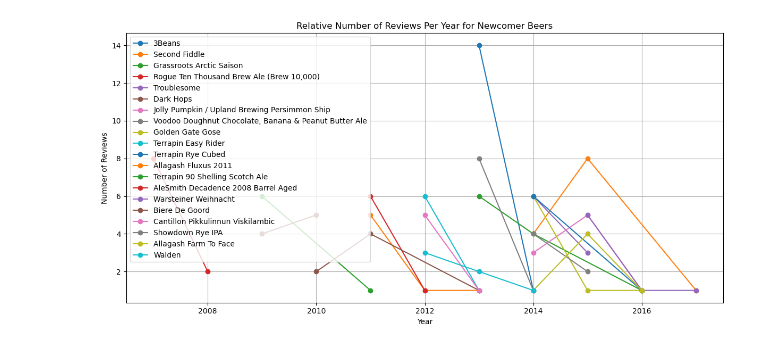
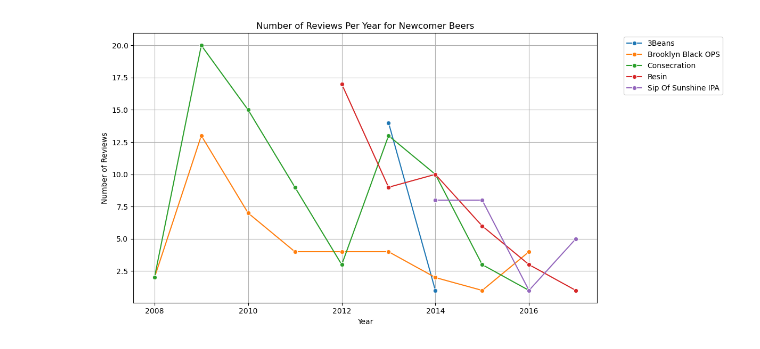
Before and after one commit to epfl-ada/ada-2024-project-pada-wan, a Jupyter notebook: ReviewDensity.ipynb, the cells around one changed output. Cells and saved outputs as stored; diff of their text form; code cells hidden in the pictures.

```diff
--- a/ReviewDensity.ipynb
+++ b/ReviewDensity.ipynb
@@ -18,7 +18,11 @@ beer_first_review = matched_ratings.groupby('ba_beer_id').agg(
 ).reset_index()
 
 # Add first review column
-matched_ratings = matched_ratings.merge(beer_first_review, on='ba_beer_id', how='left')
+matched_ratings = matched_ratings.merge(
+    beer_first_review,
+    on='ba_beer_id',
+    how='left',
+    suffixes=('', '_y'))
 
 # Calculate one year after the beers first review and filter review to be withing that year
 matched_ratings['one_year_after_launch'] = matched_ratings['first_review_date'] + pd.DateOffset(years=1)
@@ -87,36 +101,47 @@ beers_with_enough_reviews = total_reviews_per_beer[total_reviews_per_beer['total
 # median_reviews_per_year = reviews_per_beer_per_year_all.groupby('year')['review_count'].median().reset_index(name='median_reviews_per_beer')
 # reviews_stats_per_year = reviews_stats_per_year.merge(median_reviews_per_year, on='year')
 
-# Get the IDs and names of beers with enough reviews
+# Get the IDs and names of beers with enough reviews and filter
 filtered_newcomers = newcomer_beers[newcomer_beers['ba_beer_id'].isin(beers_with_enough_reviews)]
-top_beer_ids = filtered_newcomers['ba_beer_id'].tolist()
 top_beer_names = filtered_newcomers[['ba_beer_id', 'ba_beer_name']]
-
-# Filter reviews for top beers
-top_reviews = reviews_per_beer_for_year[reviews_per_beer_for_year['ba_beer_id'].isin(top_beer_ids)]
+top_reviews = reviews_per_beer_for_year[reviews_per_beer_for_year['ba_beer_id'].isin(filtered_newcomers['ba_beer_id'])]
 top_reviews = top_reviews.merge(top_beer_names, on='ba_beer_id', how='left').sort_values(by=['ba_beer_name', 'year'])
 
+# Get the IDs and names of beers with enough reviews and filter
+ratio_filtered_newcomers = ratio_beers[ratio_beers['ba_beer_id'].isin(beers_with_enough_reviews)]
+ratio_top_beer_names = ratio_filtered_newcomers[['ba_beer_id', 'ba_beer_name']]
+
 #Save the results
-filtered_newcomers.to_csv("ReviewDensity_Newcomers_overall.csv", header=True, index=False, quotechar='"', quoting=csv.QUOTE_NONNUMERIC, na_rep='NaN')
+ratio_filtered_newcomers.to_csv("ReviewDensity_Newcomers_overall.csv", header=True, index=False, quotechar='"', quoting=csv.QUOTE_NONNUMERIC, na_rep='NaN')
 top_reviews.to_csv("ReviewDensity_Newcomers_per_year.csv", header=True, index=False, quotechar='"', quoting=csv.QUOTE_NONNUMERIC, na_rep='NaN')
-# %%
-plt.figure(figsize=(12, 6))
-
-
-legend_entries = []
-for beer_id, beer_name in zip(newcomer_beers['ba_beer_id'].head(20), newcomer_beers['ba_beer_name'].head(20)):
-    beer_data = top_reviews[top_reviews['ba_beer_id'] == beer_id].sort_values('year')
-    if not beer_data.empty:  # Only plot and add to legend if there's data
-        line, = plt.plot(beer_data['year'], beer_data['review_count'], marker='o', label=f"{beer_name}")
-        legend_entries.append(line)
-
-
-plt.xlabel('Year')
-plt.ylabel('Number of Reviews')
-plt.title('Relative Number of Reviews Per Year for Newcomer Beers')
-plt.legend(handles=legend_entries)
-plt.grid(True)
-plt.tight_layout()
-plt.show()
-# %% [output]
-[figure, removed]
+# %%
+import seaborn as sns
+import matplotlib.pyplot as plt
+
+# Create figure and axes objects
+fig, ax = plt.subplots(figsize=(12, 6))
+
+# Create the line plot using Seaborn
+sns.lineplot(
+    data=top_reviews[top_reviews['ba_beer_id'].isin(newcomer_beers['ba_beer_id'].head(5))],
+    x='year',
+    y='review_count',
+    hue='ba_beer_name',
+    marker='o',
+    ax=ax
+)
+
+# Customize the plot
+ax.set_xlabel('Year')
+ax.set_ylabel('Number of Reviews')
+ax.set_title('Number of Reviews Per Year for Newcomer Beers')
+ax.grid(True)
+
+# Adjust legend
+plt.legend(bbox_to_anchor=(1.05, 1), loc='upper left')
+plt.tight_layout()
+
+# Show the plot
+plt.show()
+# %% [output]
+[figure, added]
```
Also changed, not shown: parts of 2 cells of this notebook.
